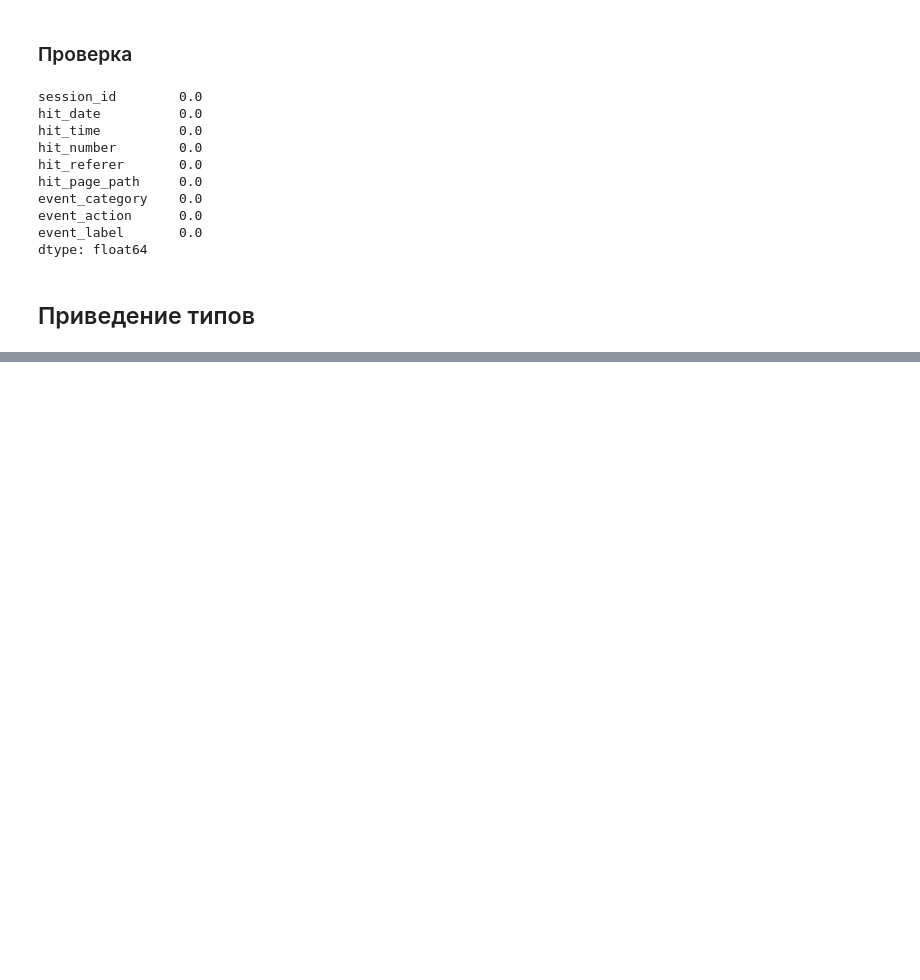
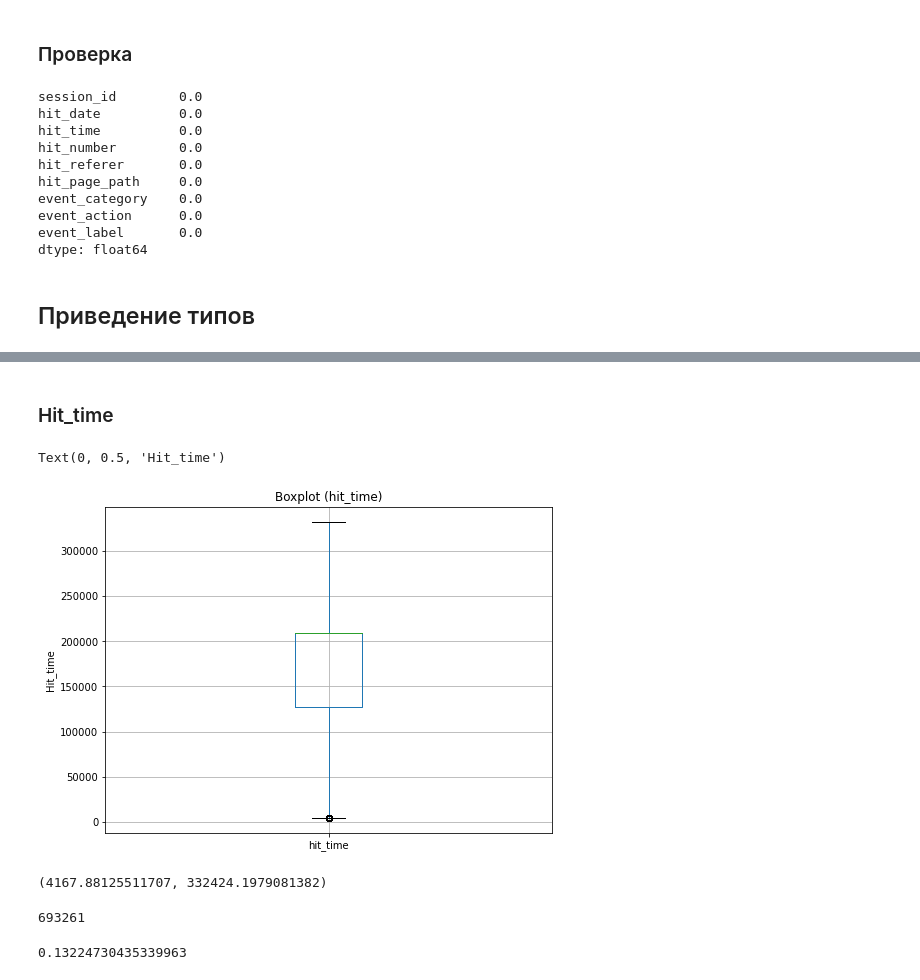
Before and after one commit to anastasiaspakovskaa/Sber_Auto, a Jupyter notebook: ga_hits_prep.ipynb, the cells around one changed output, grey strips where cells are left out. Cells and saved outputs as stored; diff of their text form; code cells hidden in the pictures; blank space fills up the shorter version.

```diff
--- a/ga_hits_prep.ipynb
+++ b/ga_hits_prep.ipynb
@@ -189,0 +202,2 @@ hits_new.head()
+# %%
+hits['hit_date'] = pd.to_datetime(hits['hit_date'])
@@ -189,0 +225,28 @@ hits_new.head()
+# %% [markdown]
+### Hit_time
+# %%
+plt.figure(figsize=(8, 6))
+hits.boxplot(column='hit_time')
+plt.title('Boxplot (hit_time)')
+plt.ylabel('Hit_time')
+# %% [output]
+Text(0, 0.5, 'Hit_time')
+[figure, added]
+# %%
+boundaries = calculate_outliers(hits['hit_time'])
+boundaries
+# %% [output]
+(4167.88125511707, 332424.1979081382)
+# %%
+# найдем выбросы в hit_time
+
+is_outlier = (hits['hit_time'] < boundaries[0]) | (hits['hit_time'] > boundaries[1])
+is_outlier.sum()
+# %% [output]
+693261
+# %%
+# процент выбросов
+
+is_outlier.sum() / len(hits)
+# %% [output]
+0.13224730435339963
```
Also changed, not shown: parts of 24 cells of this notebook.
